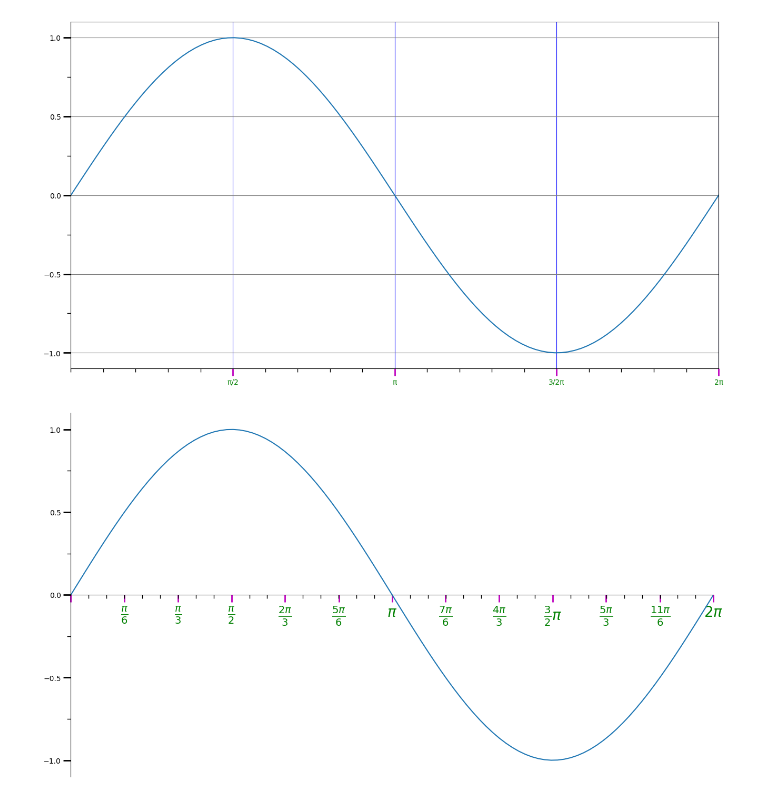
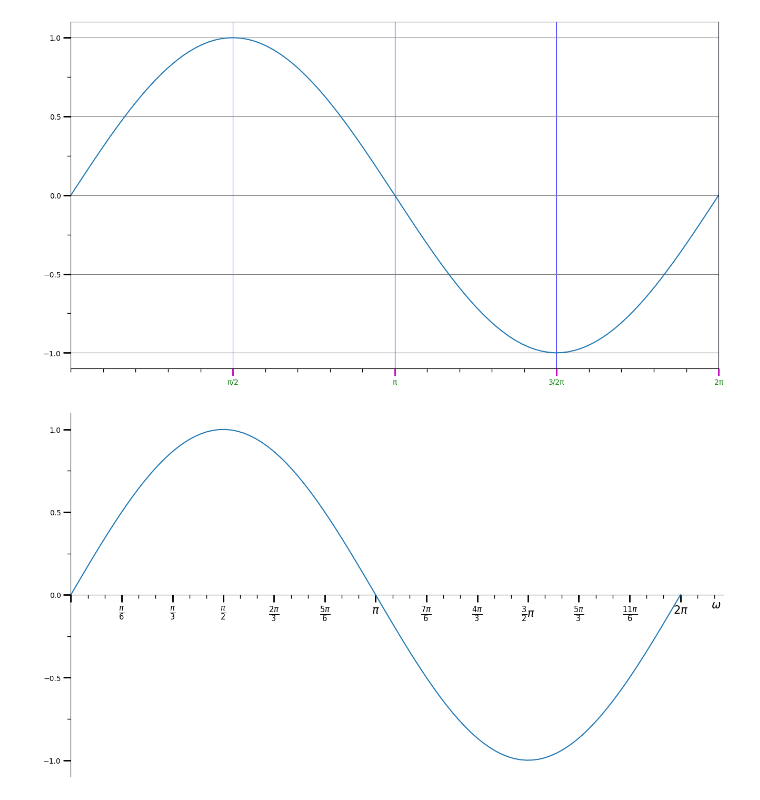
Before and after one commit to Buldadavid/plot, a Jupyter notebook: 1.ipynb, the cells around one changed output. Drawn from its saved outputs; the diff is of its cells as text; code cells hidden in the pictures.

```diff
--- a/1.ipynb
+++ b/1.ipynb
@@ -30,30 +30,31 @@ plt.show()
 # %%
 fig = plt.subplots(figsize=(13,7), layout='constrained')
 ax = plt.gca()
 ax.xaxis.set_major_locator(ticker.MultipleLocator(1/12))
 ax.xaxis.set_minor_locator(ticker.MultipleLocator(1/36))
 ax.xaxis.set_ticks_position('bottom')
 ax.yaxis.set_major_locator(ticker.MultipleLocator(0.5))
 ax.yaxis.set_minor_locator(ticker.MultipleLocator(0.25))
 ax.yaxis.set_ticks_position('left')
 ax.tick_params(which='major', width=1, length=5)
 ax.tick_params(which='minor', width=1, length=5)
-ax.tick_params(axis='x', color='m', length=10, direction='out', width=2, labelcolor='g', grid_color='b')
+ax.tick_params(axis='x', color='k', length=10, direction='out', width=2, labelcolor='k', grid_color='b')
 ax.tick_params(axis='y', color='k', length=10, direction='out', width=2, labelcolor='k', grid_color='gray')
 ax.set_xticks([0,0.083,0.167,0.25,1/3,0.417,0.5,0.583,2/3,0.75,0.833,0.917,1])
 ax.set_xticklabels(["",r'$\frac{\pi}{6}$',r'$\frac{\pi}{3}$',r'$\frac{\pi}{2}$',r'$\frac{2\pi}{3}$',r'$\frac{5\pi}{6}$', '$\pi$',r'$\frac{7\pi}{6}$',r'$\frac{4\pi}{3}$', r'$\frac{3}{2}\pi$',r'$\frac{5\pi}{3}$',r'$\frac{11\pi}{6}$',r'$2\pi$'])
+ax.text(1.05, -.08, r"$\omega$", color="k", fontsize=15)
 # ax.spines['left'].set_position('center')
 ax.spines['bottom'].set_position('center')
 ax.spines['top'].set_visible(False)
 ax.spines['right'].set_visible(False)
 for label in ax.get_xticklabels():
-    label.set_fontsize(20)
+    label.set_fontsize(15)
 # ax.spines['bottom'].set_visible(False)
 # ax.spines['left'].set_visible(False)
 plt.plot(x,y)
 # plt.hlines(0, 0, x[-1], colors="k", linestyles='solid', label='-')
-plt.xlim(0,1)
+plt.xlim(0,1.07)
 # plt.grid()
 plt.show()
 # %% [output]
-[figure, old version]
+[figure, new version]
```
